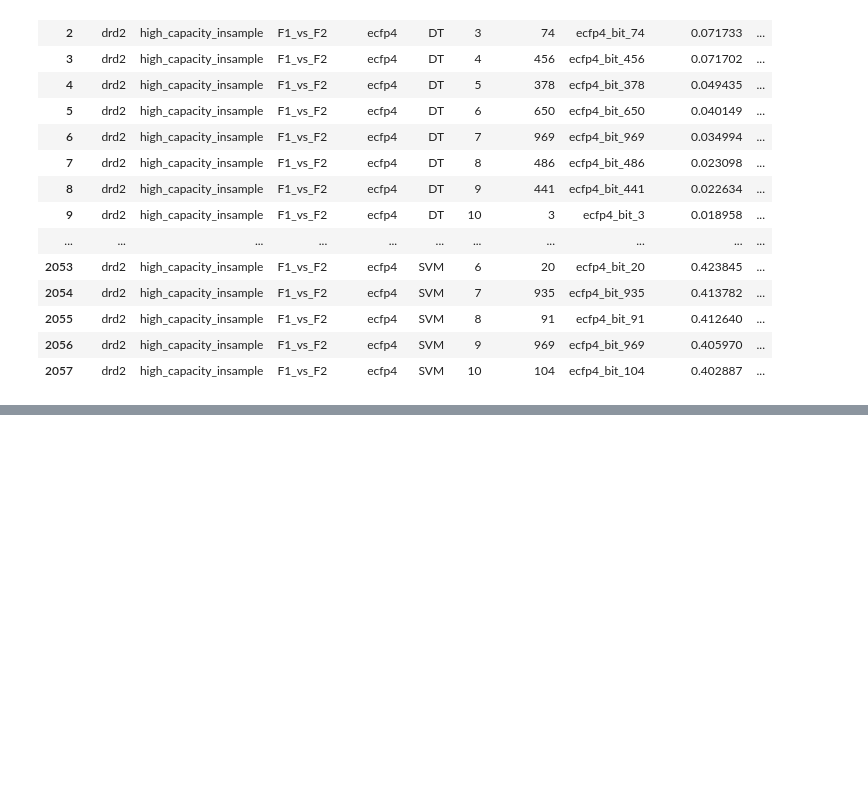
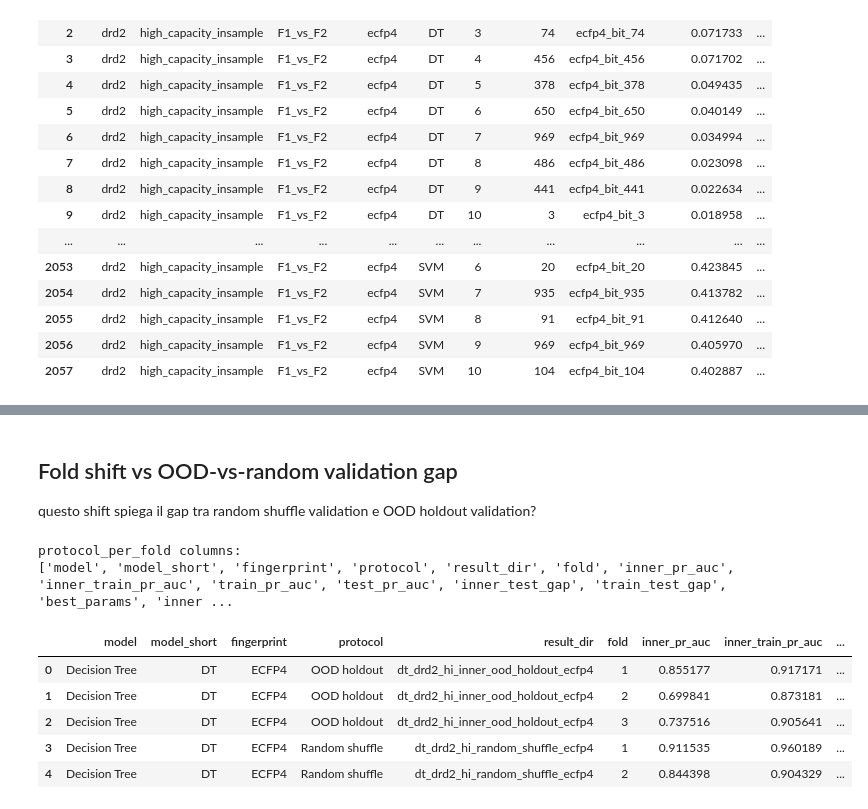
Before and after one commit to francescocapria/drug-discovery-lohi, a Jupyter notebook: notebooks/distribution_shift_analysis/classifier_shift_test_all_hi.ipynb, the cells around one changed output, grey strips where cells are left out. Drawn from its saved outputs; the diff is of its cells as text; code cells hidden in the pictures; blank space fills up the shorter version.

```diff
--- a/notebooks/distribution_shift_analysis/classifier_shift_test_all_hi.ipynb
+++ b/notebooks/distribution_shift_analysis/classifier_shift_test_all_hi.ipynb
@@ -977,0 +1611,48 @@ display(
+# %% [markdown]
+## Fold shift vs OOD-vs-random validation gap
+
+questo shift spiega il gap tra random shuffle validation e OOD holdout validation?
+# %%
+OOD_ROOT = PROJECT_ROOT / "results" / "results_ood_vs_random_shuffle" / TASK
+
+OUTER_FOLD_TO_PAIR = {
+    1: "F1_vs_F2",
+    2: "F1_vs_F3",
+    3: "F2_vs_F3",
+}
+
+
+def load_protocol_per_fold_for_dataset(dataset: str) -> pd.DataFrame:
+    path = OOD_ROOT / dataset / "protocol_per_fold.csv"
+
+    if not path.exists():
+        raise FileNotFoundError(f"Missing protocol_per_fold.csv for {dataset}: {path}")
+
+    df = pd.read_csv(path).copy()
+    df["dataset"] = dataset
+    return df
+
+
+protocol_parts = []
+
+for dataset in DATASETS:
+    try:
+        protocol_parts.append(load_protocol_per_fold_for_dataset(dataset))
+    except FileNotFoundError as e:
+        print(e)
+
+df_protocol_per_fold = pd.concat(protocol_parts, ignore_index=True)
+
+print("protocol_per_fold columns:")
+print(df_protocol_per_fold.columns.tolist())
+
+display(df_protocol_per_fold.head())
+# %% [output]
+protocol_per_fold columns:
+['model', 'model_short', 'fingerprint', 'protocol', 'result_dir', 'fold', 'inner_pr_auc', 'inner_train_pr_auc', 'train_pr_auc', 'test_pr_auc', 'inner_test_gap', 'train_test_gap', 'best_params', 'inner ...
+|  | model | model_short | fingerprint | protocol | result_dir | fold | inner_pr_auc | inner_train_pr_auc | ... |
+| 0 | Decision Tree | DT | ECFP4 | OOD holdout | dt_drd2_hi_inner_ood_holdout_ecfp4 | 1 | 0.855177 | 0.917171 | ... |
+| 1 | Decision Tree | DT | ECFP4 | OOD holdout | dt_drd2_hi_inner_ood_holdout_ecfp4 | 2 | 0.699841 | 0.873181 | ... |
+| 2 | Decision Tree | DT | ECFP4 | OOD holdout | dt_drd2_hi_inner_ood_holdout_ecfp4 | 3 | 0.737516 | 0.905641 | ... |
+| 3 | Decision Tree | DT | ECFP4 | Random shuffle | dt_drd2_hi_random_shuffle_ecfp4 | 1 | 0.911535 | 0.960189 | ... |
+| 4 | Decision Tree | DT | ECFP4 | Random shuffle | dt_drd2_hi_random_shuffle_ecfp4 | 2 | 0.844398 | 0.904329 | ... |
```
Also changed, not shown: parts of 11 cells of this notebook, 12 other files.
